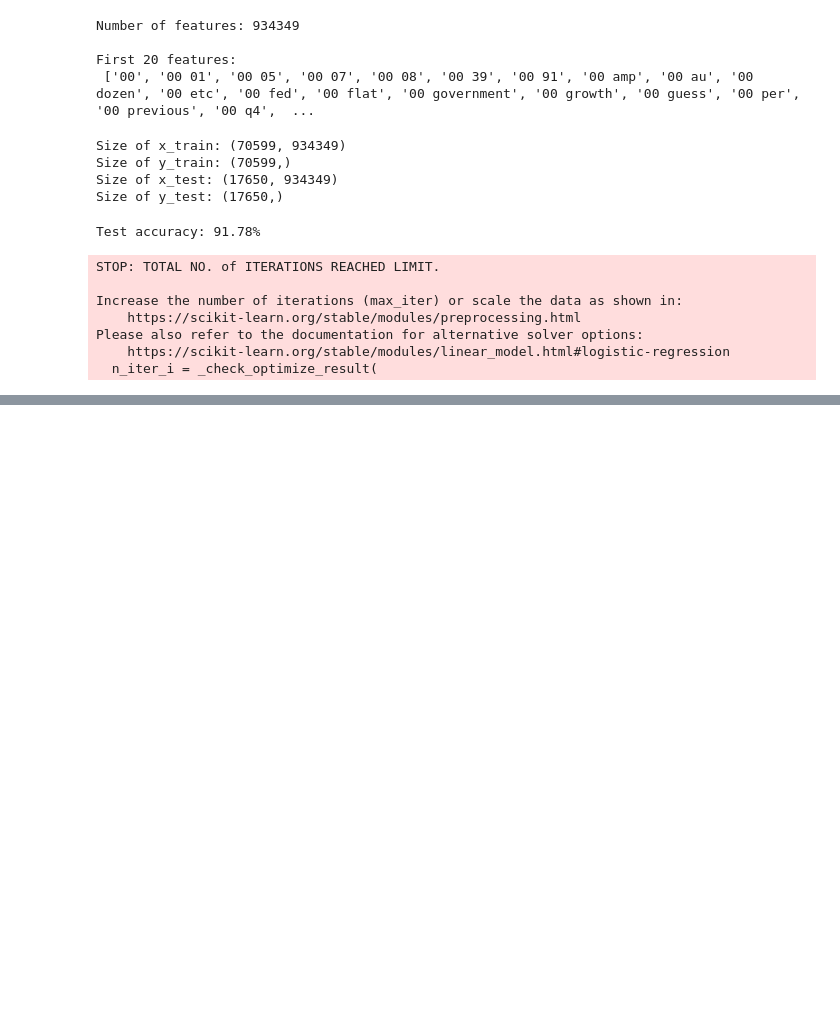
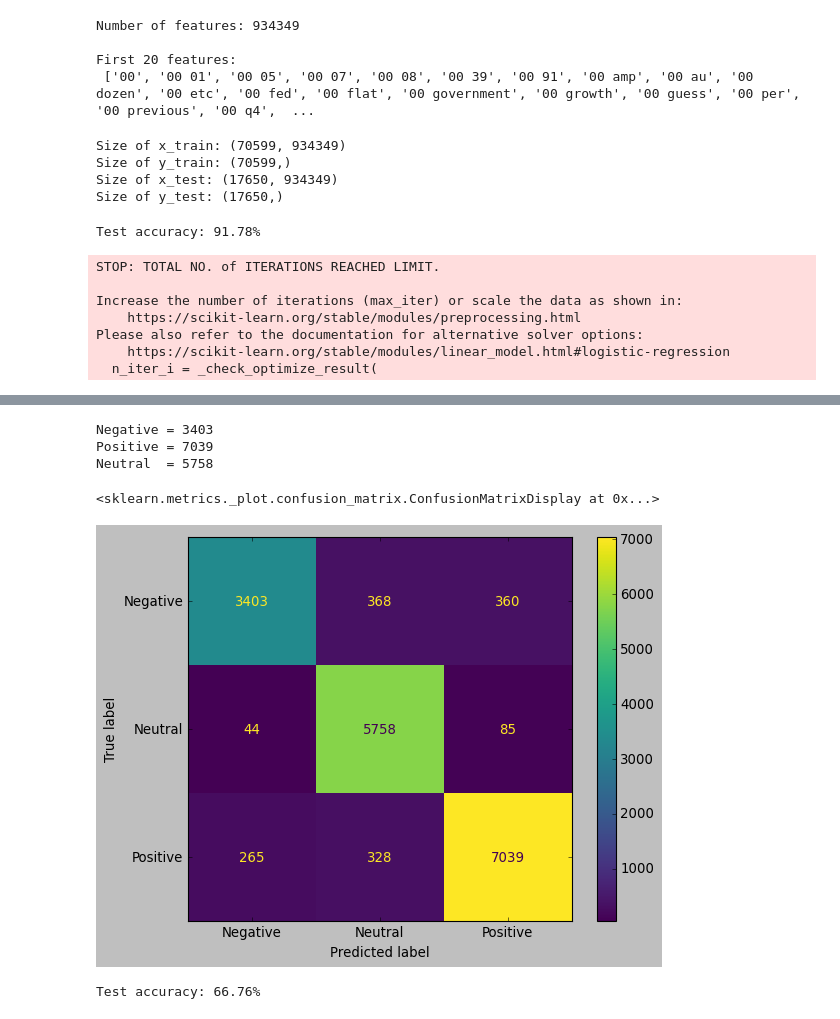
Before and after one commit to Adhitya-1/Twitter-sentiment-analysis, a Jupyter notebook: analysis.ipynb, the cells around one changed output, grey strips where cells are left out. Drawn from its saved outputs; the diff is of its cells as text; code cells hidden in the pictures; blank space fills up the shorter version.

```diff
--- a/analysis.ipynb
+++ b/analysis.ipynb
@@ -329,0 +357,24 @@ Please also refer to the documentation for alternative solver options:
+# %%
+print("Negative =" , confusion[0][0])
+print("Positive =" , confusion[2][2])
+print("Neutral  =" , confusion[1][1])
+# %% [output]
+Negative = 3403
+Positive = 7039
+Neutral  = 5758
+# %%
+style.use('classic')
+cm = confusion_matrix(y_test, logreg_pred, labels=logreg.classes_)
+disp = ConfusionMatrixDisplay(confusion_matrix = cm, display_labels=logreg.classes_)
+disp.plot()
+# %% [output]
+<sklearn.metrics._plot.confusion_matrix.ConfusionMatrixDisplay at 0x...>
+[figure, added]
+# %%
+logreg1 = MultinomialNB()
+logreg1.fit(x_train, y_train)
+logreg1_pred = logreg1.predict(x_test)
+logreg1_acc = accuracy_score(logreg1_pred, y_test)
+print("Test accuracy: {:.2f}%".format(logreg1_acc*100))
+# %% [output]
+Test accuracy: 66.76%
```
Also changed, not shown: parts of 23 cells of this notebook.
